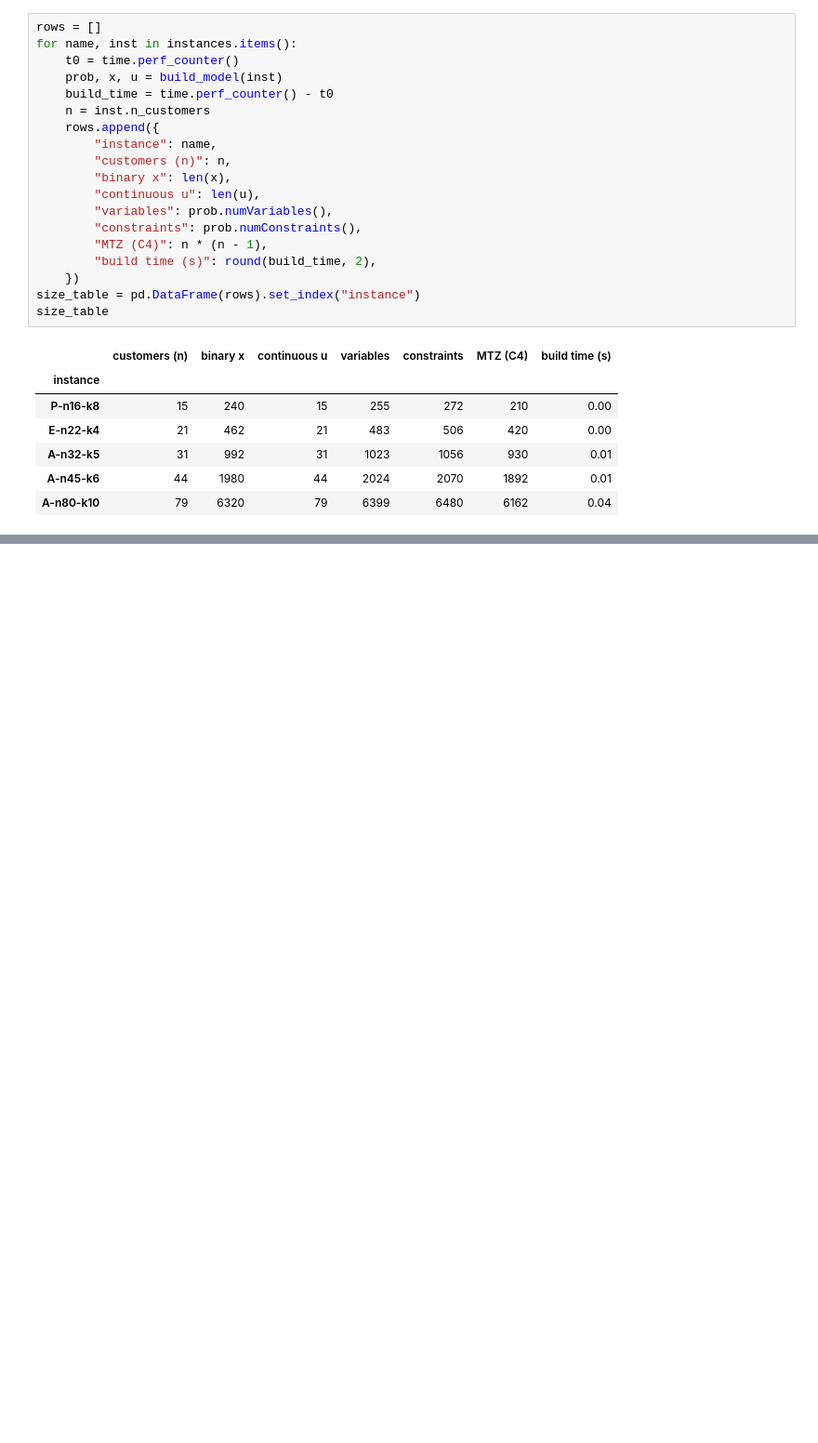
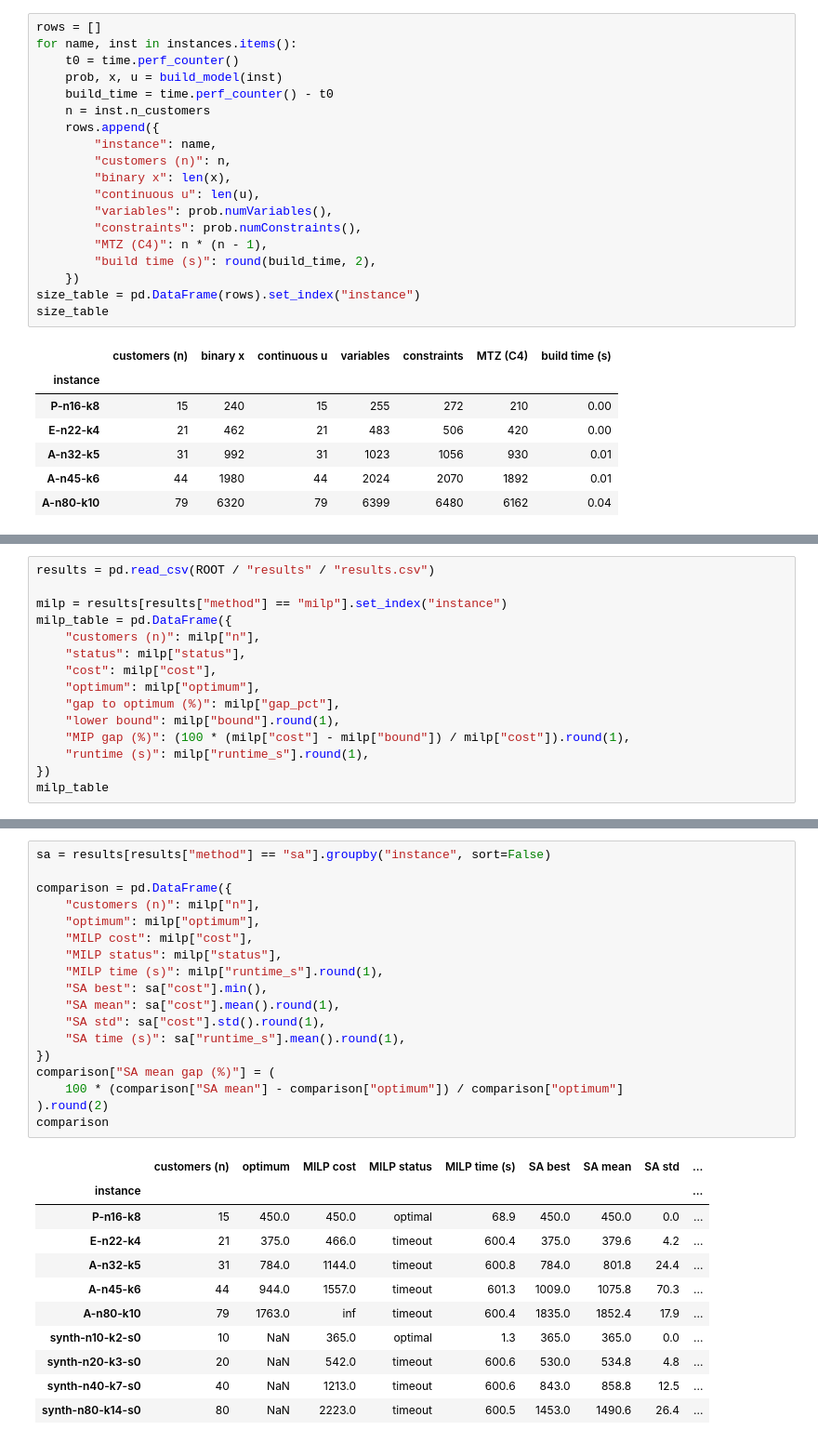
Before and after one commit to nisalgangana/optimization-assignment-cvrp, a Jupyter notebook: notebooks/main.ipynb, the cells around one changed output, grey strips where cells are left out. Shown at 93% size. Drawn from its saved outputs; the diff is of its cells as text; blank space fills up the shorter version.

```diff
--- a/notebooks/main.ipynb
+++ b/notebooks/main.ipynb
@@ -152,0 +150,15 @@ whose size grows much faster than the model itself.
+# %%
+results = pd.read_csv(ROOT / "results" / "results.csv")
+
+milp = results[results["method"] == "milp"].set_index("instance")
+milp_table = pd.DataFrame({
+    "customers (n)": milp["n"],
+    "status": milp["status"],
+    "cost": milp["cost"],
+    "optimum": milp["optimum"],
+    "gap to optimum (%)": milp["gap_pct"],
+    "lower bound": milp["bound"].round(1),
+    "MIP gap (%)": (100 * (milp["cost"] - milp["bound"]) / milp["cost"]).round(1),
+    "runtime (s)": milp["runtime_s"].round(1),
+})
+milp_table
@@ -152,0 +185,30 @@ whose size grows much faster than the model itself.
+# %%
+sa = results[results["method"] == "sa"].groupby("instance", sort=False)
+
+comparison = pd.DataFrame({
+    "customers (n)": milp["n"],
+    "optimum": milp["optimum"],
+    "MILP cost": milp["cost"],
+    "MILP status": milp["status"],
+    "MILP time (s)": milp["runtime_s"].round(1),
+    "SA best": sa["cost"].min(),
+    "SA mean": sa["cost"].mean().round(1),
+    "SA std": sa["cost"].std().round(1),
+    "SA time (s)": sa["runtime_s"].mean().round(1),
+})
+comparison["SA mean gap (%)"] = (
+    100 * (comparison["SA mean"] - comparison["optimum"]) / comparison["optimum"]
+).round(2)
+comparison
+# %% [output]
+|  | customers (n) | optimum | MILP cost | MILP status | MILP time (s) | SA best | SA mean | SA std | ... |
+| instance |  |  |  |  |  |  |  |  | ... |
+| P-n16-k8 | 15 | 450.0 | 450.0 | optimal | 68.9 | 450.0 | 450.0 | 0.0 | ... |
+| E-n22-k4 | 21 | 375.0 | 466.0 | timeout | 600.4 | 375.0 | 379.6 | 4.2 | ... |
+| A-n32-k5 | 31 | 784.0 | 1144.0 | timeout | 600.8 | 784.0 | 801.8 | 24.4 | ... |
+| A-n45-k6 | 44 | 944.0 | 1557.0 | timeout | 601.3 | 1009.0 | 1075.8 | 70.3 | ... |
+| A-n80-k10 | 79 | 1763.0 | inf | timeout | 600.4 | 1835.0 | 1852.4 | 17.9 | ... |
+| synth-n10-k2-s0 | 10 | NaN | 365.0 | optimal | 1.3 | 365.0 | 365.0 | 0.0 | ... |
+| synth-n20-k3-s0 | 20 | NaN | 542.0 | timeout | 600.6 | 530.0 | 534.8 | 4.8 | ... |
+| synth-n40-k7-s0 | 40 | NaN | 1213.0 | timeout | 600.6 | 843.0 | 858.8 | 12.5 | ... |
+| synth-n80-k14-s0 | 80 | NaN | 2223.0 | timeout | 600.5 | 1453.0 | 1490.6 | 26.4 | ... |
```
Also changed, not shown: parts of 19 cells of this notebook, 1 other file.
